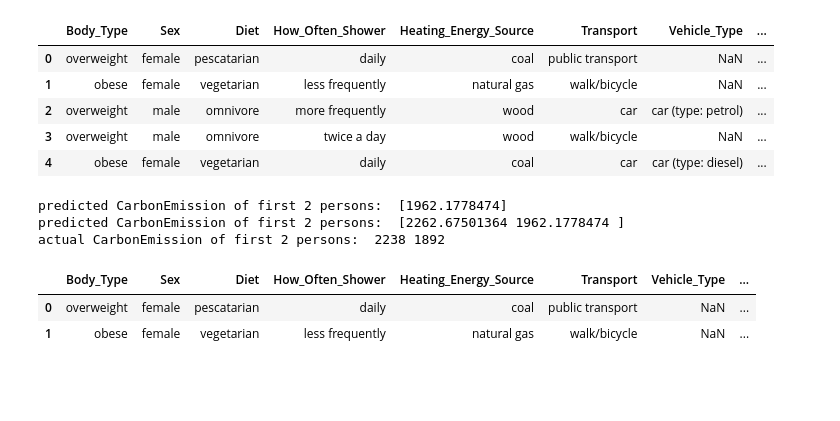
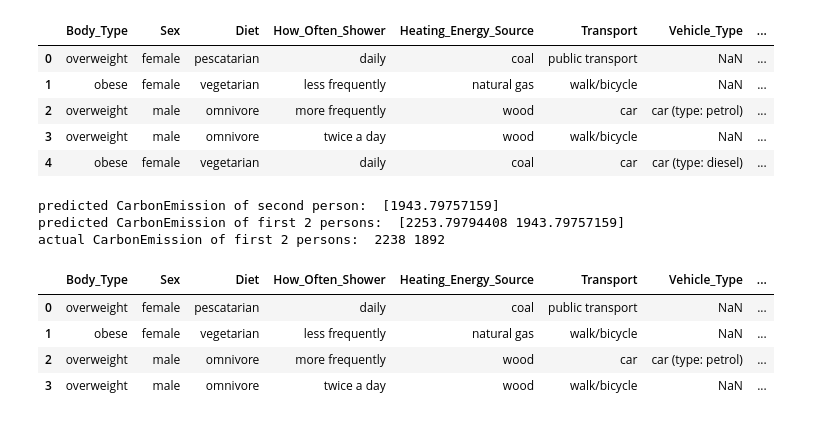
Before and after one commit to e-prossinger/CarbonFootprint_TechLab, a Jupyter notebook: 00_for_publication_linear-regression-for-carbon-footprint.ipynb, the cells around one changed output. Cells and saved outputs as stored; diff of their text form; code cells hidden in the pictures; blank space fills up the shorter version.

Commit message:
formatierungen und minmax-scaler-fertig gemacht

```diff
--- a/00_for_publication_linear-regression-for-carbon-footprint.ipynb
+++ b/00_for_publication_linear-regression-for-carbon-footprint.ipynb
@@ -530,25 +552,40 @@ df.iloc[282:284, -13:]
 # %%
 from sklearn.preprocessing import OneHotEncoder
 from sklearn.compose import ColumnTransformer
+from sklearn.preprocessing import MinMaxScaler
 
-X = df[variables_quantitative + variables_for_one_hot_encoded]
 
-##### one-hot-encoding ############################################
+X = df[variables_quantitative + variables_for_one_hot_encoded + variables_mit_mehreren_antwortmoeglichkeiten]
+
+print(len(variables_for_one_hot_encoded),"Features for One-Hot-Encoding:\n",variables_for_one_hot_encoded)
+print(len(variables_quantitative),"Features for Min-Max-Scalering:\n",variables_quantitative)
+print(len(variables_mit_mehreren_antwortmoeglichkeiten),"Features where we already have dummy-variables:\n",variables_mit_mehreren_antwortmoeglichkeiten)
+
 
 # Create the ColumnTransformer using the list "variables_for_one_hot_encoded"
 cf = ColumnTransformer(
-    [(col, OneHotEncoder(drop="first"), [col]) for col in variables_for_one_hot_encoded],
+    [(col, OneHotEncoder(drop="first"), [col]) for col in variables_for_one_hot_encoded] +
+    [(col, MinMaxScaler(), [col]) for col in variables_quantitative],
     remainder="passthrough")
+
+#old code # Create the ColumnTransformer using the list "variables_for_one_hot_encoded"
+#cf = ColumnTransformer(
+#    [(col, OneHotEncoder(drop="first"), [col]) for col in variables_for_one_hot_encoded],
+#    remainder="passthrough")
 
 cf.fit(X)
 X_transformed = cf.transform(X) # Data after scaling
 
 
+#old code
 ##### scaling ############################################
 # scaling so number are between 0 and 1
 
-from sklearn.preprocessing import MinMaxScaler
-scaler = MinMaxScaler()
+#scaler = MinMaxScaler()
 
-scaler.fit(X_transformed)
-X_transformed_scaled = scaler.transform(X_transformed)  # Data after scaling
+#scaler.fit(X_transformed)
+#X_transformed_scaled = scaler.transform(X_transformed)  # Data after scaling
+
+
+
+cf
@@ -573,7 +668,7 @@ from sklearn.linear_model import LinearRegression
 y = df["CarbonEmission"]
 
 ##### Splitting the dataset into train and test set ########################################
-X_train, X_test, y_train, y_test = train_test_split(X_transformed_scaled,y, train_size = 0.75)
+X_train, X_test, y_train, y_test = train_test_split(X_transformed,y, train_size = 0.75)
 
 ###### Implementing the linear model ######################################################
 model = LinearRegression()
@@ -643,32 +738,34 @@ actual CarbonEmission of first 2 persons:  2238 1892
 # %%
 #manuell Daten eingeben
 X_pred = pd.DataFrame([
 #  [230, 210, 4,7,26,1,False,1,0,0,True,0,0,0,1,"overweight","female","pescatarian","daily","coal","often","frequently","large","No","public"],
   [114, 9, 3,9,38,5,False,1,0,0,False,1,0,0,1,"obese","female","vegetarian","less frequently","natural gas","often","rarely","extra large","No","walk/bicycle"]
 ], columns=['Monthly_Grocery_Bill', 'Vehicle_Monthly_Distance_Km','Waste_Bag_Weekly_Count', 'How_Long_TV_PC_Daily_Hour', 'How_Many_New_Clothes_Monthly', 'How_Long_Internet_Daily_Hour',
             'Recycling_Glass', 'Recycling_Metal', 'Recycling_Plastic', 'Recycling_Paper', 'Cooking_With_Oven', 'Cooking_With_Microwave', 'Cooking_With_Grill', 'Cooking_With_Airfryer',
             'Cooking_With_Stove', 'Body_Type', 'Sex', 'Diet', 'How_Often_Shower', 'Heating_Energy_Source', 'Social_Activity', 'Frequency_of_Traveling_by_Air', 'Waste_Bag_Size',
             'Energy_efficiency', 'Transport_Vehicle_Type'])
     #columns=variables_quantitative + variables_for_one_hot_encoded)
 
-print("predicted CarbonEmission of second person: ", model.predict(scaler.transform(cf.transform(X_pred))))
+print("predicted CarbonEmission of second person: ", model.predict(cf.transform(X_pred)))
 
 
 #Daten nicht manuell eingegeben sondern aus dem Data-Frame übernommen
 X_pred= df.loc[0:1] #first 2 persons
-print("predicted CarbonEmission of first 2 persons: ", model.predict(scaler.transform(cf.transform(X_pred))))
+print("predicted CarbonEmission of first 2 persons: ", model.predict(cf.transform(X_pred)))
 
 
 print("actual CarbonEmission of first 2 persons: ", df.at[0, 'CarbonEmission'], df.at[1, 'CarbonEmission'])
 
-df.iloc[0:2, :30] #first 2 persons, first 30 columns
+df.iloc[0:4, :30] #first 2 persons, first 30 columns
 # %% [output]
-predicted CarbonEmission of first 2 persons:  [1962.1778474]
-predicted CarbonEmission of first 2 persons:  [2262.67501364 1962.1778474 ]
+predicted CarbonEmission of second person:  [1943.79757159]
+predicted CarbonEmission of first 2 persons:  [2253.79794408 1943.79757159]
 actual CarbonEmission of first 2 persons:  2238 1892
 |  | Body_Type | Sex | Diet | How_Often_Shower | Heating_Energy_Source | Transport | Vehicle_Type | ... |
 | 0 | overweight | female | pescatarian | daily | coal | public transport | NaN | ... |
 | 1 | obese | female | vegetarian | less frequently | natural gas | walk/bicycle | NaN | ... |
+| 2 | overweight | male | omnivore | more frequently | wood | car | car (type: petrol) | ... |
+| 3 | overweight | male | omnivore | twice a day | wood | walk/bicycle | NaN | ... |
 # %%
 model.predict(X_test)
 # %% [output]
```
Also changed, not shown: parts of 32 cells of this notebook.
